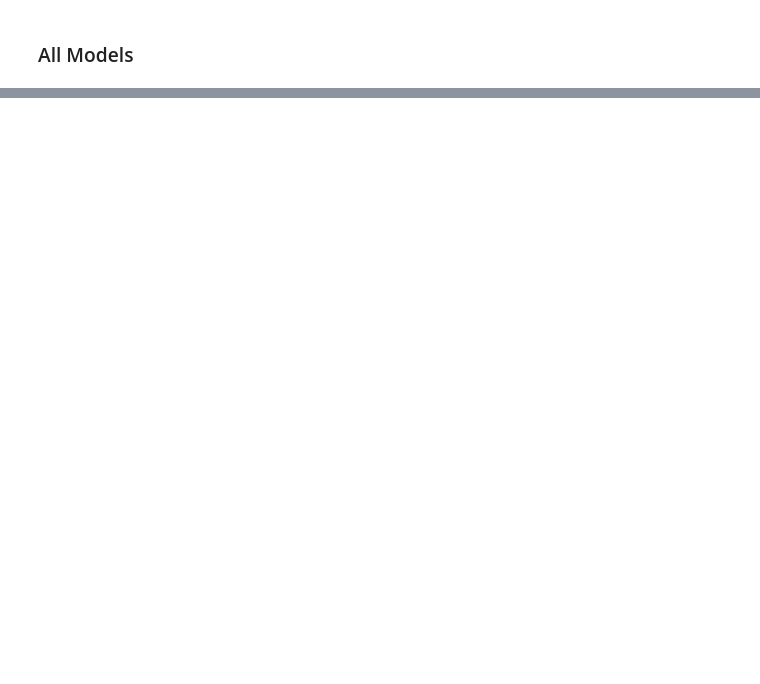
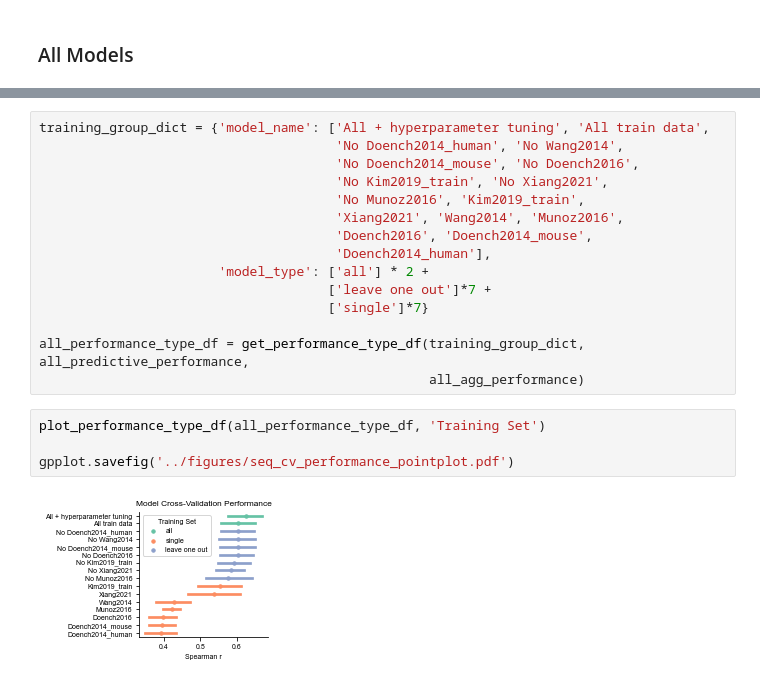
Before and after one commit to gpp-rnd/rs_dev, a Jupyter notebook: code/05_build_seq_model.ipynb, the cells around one changed output, grey strips where cells are left out. Saved outputs shown, nothing was run; the diff lists cells and outputs as text; blank space fills up the shorter version.

```diff
--- a/code/05_build_seq_model.ipynb
+++ b/code/05_build_seq_model.ipynb
@@ -614,0 +690,21 @@ g
+# %%
+training_group_dict = {'model_name': ['All + hyperparameter tuning', 'All train data',
+                                      'No Doench2014_human', 'No Wang2014',
+                                      'No Doench2014_mouse', 'No Doench2016',
+                                      'No Kim2019_train', 'No Xiang2021',
+                                      'No Munoz2016', 'Kim2019_train',
+                                      'Xiang2021', 'Wang2014', 'Munoz2016',
+                                      'Doench2016', 'Doench2014_mouse',
+                                      'Doench2014_human'],
+                       'model_type': ['all'] * 2 +
+                                     ['leave one out']*7 +
+                                     ['single']*7}
+
+all_performance_type_df = get_performance_type_df(training_group_dict, all_predictive_performance,
+                                                  all_agg_performance)
+# %%
+plot_performance_type_df(all_performance_type_df, 'Training Set')
+
+gpplot.savefig('../figures/seq_cv_performance_pointplot.pdf')
+# %% [output]
+[figure, added]
```
Also changed, not shown: parts of 20 cells of this notebook, 1 other file.
